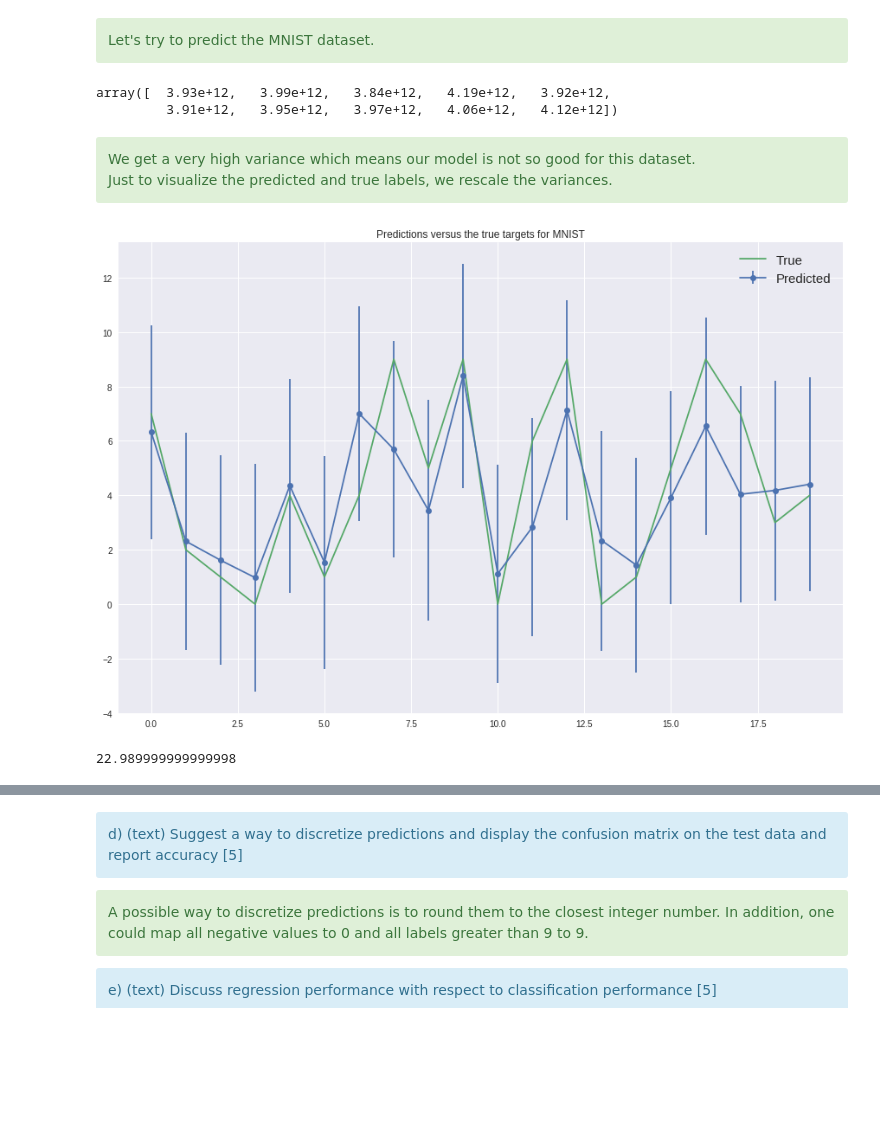
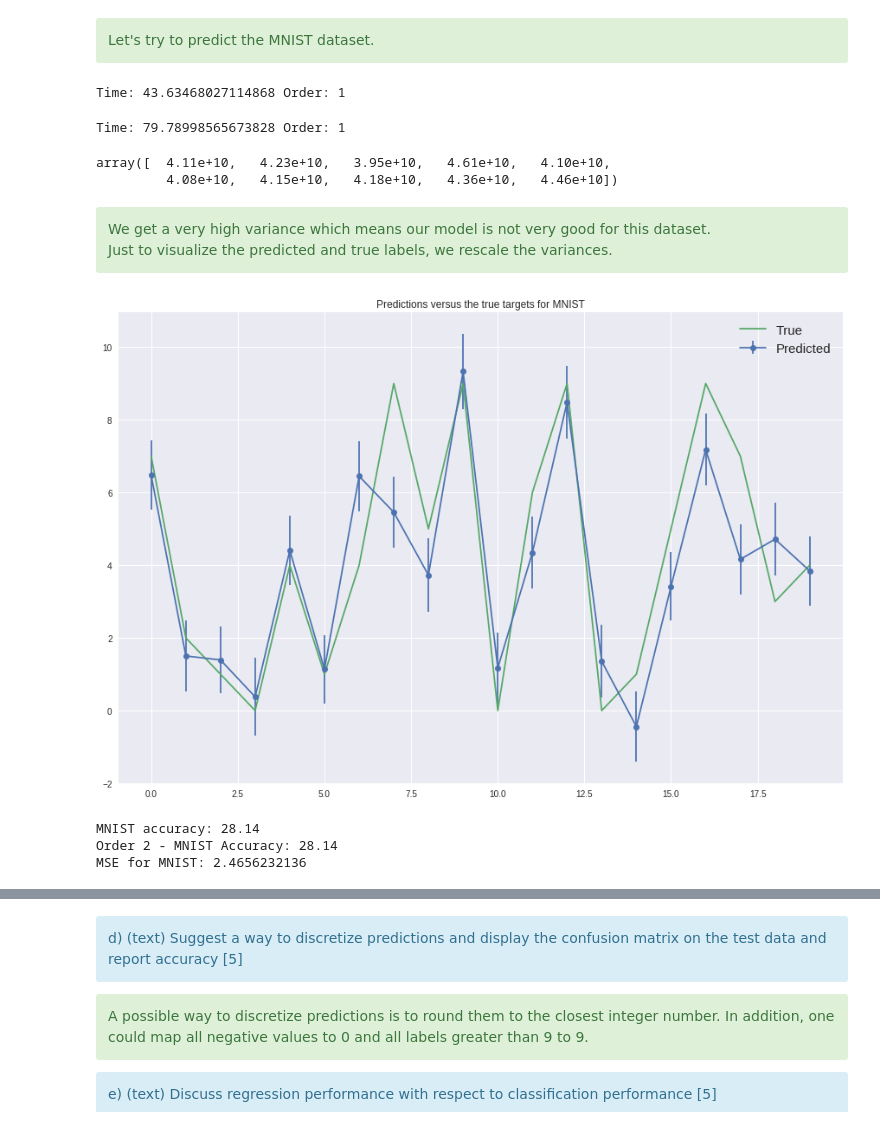
Before and after one commit to MatteoRomiti/ASI, a Jupyter notebook: ASI_AE.ipynb, the cells around one changed output, grey strips where cells are left out. Drawn from its saved outputs; the diff is of its cells as text; code cells hidden in the pictures; blank space fills up the shorter version.

```diff
--- a/ASI_AE.ipynb
+++ b/ASI_AE.ipynb
@@ -416,40 +412,54 @@ get_X(mnist_train_data_norm, 2).shape
 Let's try to predict the MNIST dataset.
 </div>
 # %%
-order = 1
-mnist_pred_mean, mnist_pred_var = bayes_lin_regr(mnist_train_data_norm, mnist_train_label, mnist_test_data_norm, sigma2, order)
+deg = 1
+t0 = time()
+mnist_pred_mean, mnist_pred_var = bayes_lin_regr(\
+                        mnist_train_data_norm, mnist_train_label, mnist_test_data_norm, order=deg)
+print("Time:", time()-t0, "Order:", deg)
+# %% [output]
+Time: 43.63468027114868 Order: 1
-# %%
-mnist_pred_var[:10]
-# %% [output]
-array([  3.93e+12,   3.99e+12,   3.84e+12,   4.19e+12,   3.92e+12,
-         3.91e+12,   3.95e+12,   3.97e+12,   4.06e+12,   4.12e+12])
+# %%
+deg = 2
+t0 = time()
+mnist_pred_mean, mnist_pred_var = bayes_lin_regr(\
+                        mnist_train_data_norm, mnist_train_label, mnist_test_data_norm, order=deg)
+print("Time:", time()-t0, "Order:", deg)
+mnist_pred_var[:10]
+# %% [output]
+Time: 79.78998565673828 Order: 1
+array([  4.11e+10,   4.23e+10,   3.95e+10,   4.61e+10,   4.10e+10,
+         4.08e+10,   4.15e+10,   4.18e+10,   4.36e+10,   4.46e+10])
 # %% [markdown]
 <div class="alert alert-success">
-We get a very high variance which means our model is not so good for this dataset.
+We get a very high variance which means our model is not very good for this dataset.
 <br>Just to visualize the predicted and true labels, we rescale the variances.
 </div>
 # %%
 limit = 20
 plt.figure(figsize=(15,10))
 plt.title('Predictions versus the true targets for MNIST')
-plt.errorbar(range(limit), mnist_pred_mean[:limit], yerr=mnist_pred_var[:limit]*1e-12, fmt='o-', label="Predicted")
+plt.errorbar(range(limit), mnist_pred_mean[:limit], \
+             yerr=mnist_pred_var[:limit]/np.mean(mnist_pred_var), fmt='o-', label="Predicted")
 plt.plot(range(limit), mnist_test_label[:limit], label="True")
 ax = plt.gca()
 handles, labels = ax.get_legend_handles_labels()
 ax.legend(handles, labels, prop={'size':15})
 
 plt.show()
 # %% [output]
-[figure, old version]
+[figure, new version]
 # %%
 mnist_pred_mean_disc = np.array([my_round(pred) for pred in mnist_pred_mean])
 mnist_acc = get_accuracy(mnist_pred_mean_disc, mnist_test_label)/100
 mnist_mse = mean_squared_error(mnist_test_label, mnist_pred_mean)
 print("MNIST accuracy:", mnist_acc)
-print("Order %d - MNIST Accuracy: %.2f" %(order,mnist_acc))
+print("Order %d - MNIST Accuracy: %.2f" %(deg,mnist_acc))
 print("MSE for MNIST:", mnist_mse)
 # %% [output]
-22.989999999999998
+MNIST accuracy: 28.14
+Order 2 - MNIST Accuracy: 28.14
+MSE for MNIST: 2.4656232136
 # %%
 mnist_conf_matrix_bayes = confusion_matrix(mnist_test_label, mnist_pred_mean_disc)
 np.set_printoptions(precision=2)
```
Also changed, not shown: parts of 12 cells of this notebook.
